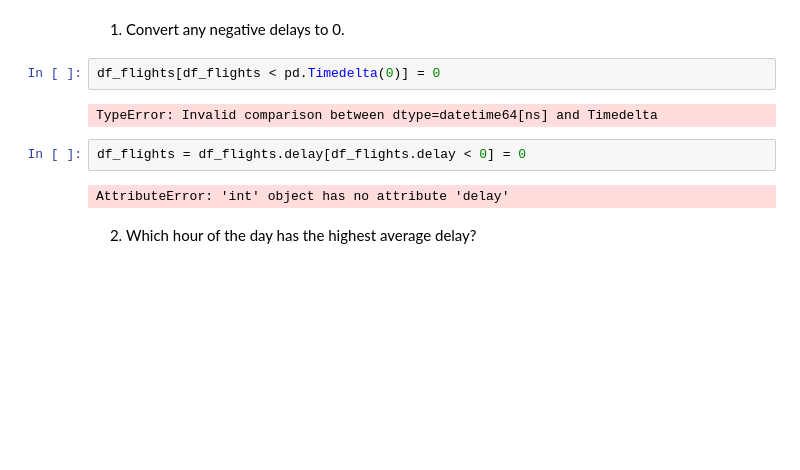
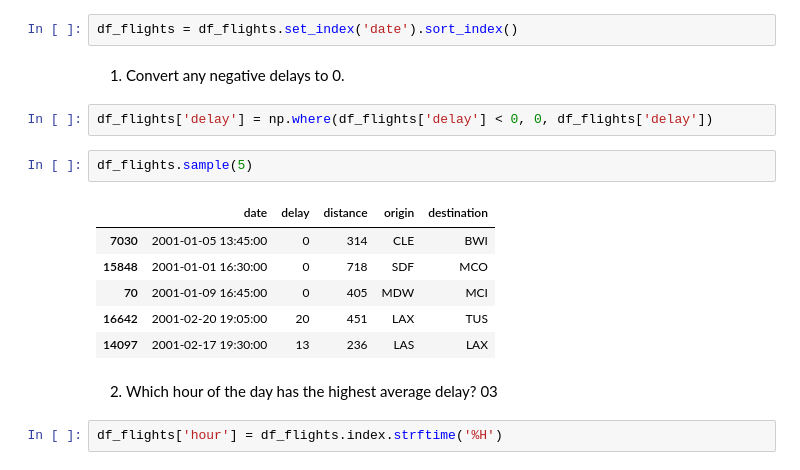
Before and after one commit to DerekBixby/time_series_exercises, a Jupyter notebook: date_exercises.ipynb, the cells around one changed output. Cells and saved outputs as stored; diff of their text form; blank space fills up the shorter version.

```diff
--- a/date_exercises.ipynb
+++ b/date_exercises.ipynb
@@ -219,15 +263,22 @@ distance                int64
 origin                 object
 destination            object
 dtype: object
+# %%
+df_flights = df_flights.set_index('date').sort_index()
 # %% [markdown]
 1. Convert any negative delays to 0.
 # %%
-df_flights[df_flights < pd.Timedelta(0)] = 0
+df_flights['delay'] = np.where(df_flights['delay'] < 0, 0, df_flights['delay'])
-# %% [output]
-TypeError: Invalid comparison between dtype=datetime64[ns] and Timedelta
-# %%
-df_flights = df_flights.delay[df_flights.delay < 0] = 0
-# %% [output]
-AttributeError: 'int' object has no attribute 'delay'
+# %%
+df_flights.sample(5)
+# %% [output]
+|  | date | delay | distance | origin | destination |
+| 7030 | 2001-01-05 13:45:00 | 0 | 314 | CLE | BWI |
+| 15848 | 2001-01-01 16:30:00 | 0 | 718 | SDF | MCO |
+| 70 | 2001-01-09 16:45:00 | 0 | 405 | MDW | MCI |
+| 16642 | 2001-02-20 19:05:00 | 20 | 451 | LAX | TUS |
+| 14097 | 2001-02-17 19:30:00 | 13 | 236 | LAS | LAX |
 # %% [markdown]
-2. Which hour of the day has the highest average delay?
+2. Which hour of the day has the highest average delay? 03
+# %%
+df_flights['hour'] = df_flights.index.strftime('%H')
```
Also changed, not shown: parts of 31 cells of this notebook.
